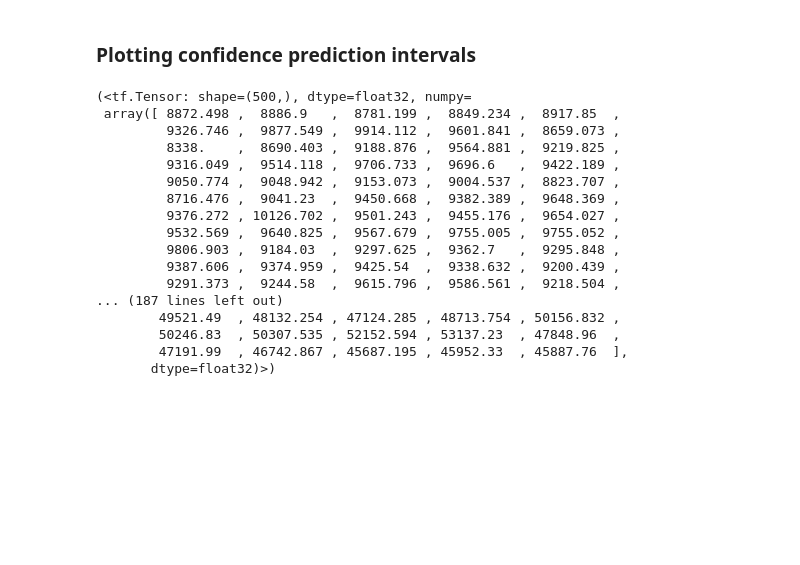
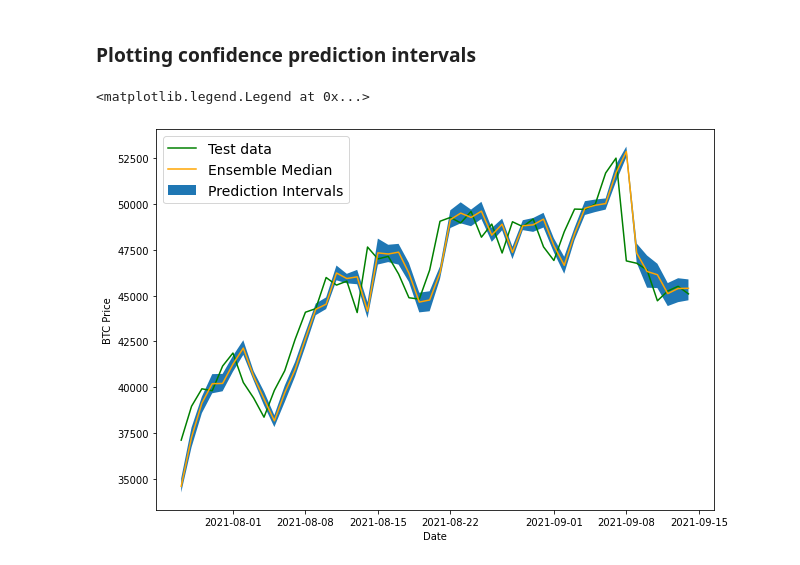
Before and after one commit to Dimisz/tensorflow_projects, a Jupyter notebook: time_series/bitcoin_price_prediction.ipynb, the cells around one changed output. Drawn from its saved outputs; the diff is of its cells as text; code cells hidden in the pictures; blank space fills up the shorter version.

```diff
--- a/time_series/bitcoin_price_prediction.ipynb
+++ b/time_series/bitcoin_price_prediction.ipynb
@@ -1851,22 +1851,25 @@ def get_upper_lower(preds): # 1. Take the predictions from a number of randomly
 # %%
 # Get the upper and lower bounds of the 95% prediction interval
 lower, upper = get_upper_lower(preds=ensemble_preds)
-lower, upper
+#lower, upper
-# %% [output]
-(<tf.Tensor: shape=(500,), dtype=float32, numpy=
- array([ 8872.498 ,  8886.9   ,  8781.199 ,  8849.234 ,  8917.85  ,
-         9326.746 ,  9877.549 ,  9914.112 ,  9601.841 ,  8659.073 ,
-         8338.    ,  8690.403 ,  9188.876 ,  9564.881 ,  9219.825 ,
-         9316.049 ,  9514.118 ,  9706.733 ,  9696.6   ,  9422.189 ,
-         9050.774 ,  9048.942 ,  9153.073 ,  9004.537 ,  8823.707 ,
-         8716.476 ,  9041.23  ,  9450.668 ,  9382.389 ,  9648.369 ,
-         9376.272 , 10126.702 ,  9501.243 ,  9455.176 ,  9654.027 ,
-         9532.569 ,  9640.825 ,  9567.679 ,  9755.005 ,  9755.052 ,
-         9806.903 ,  9184.03  ,  9297.625 ,  9362.7   ,  9295.848 ,
-         9387.606 ,  9374.959 ,  9425.54  ,  9338.632 ,  9200.439 ,
-         9291.373 ,  9244.58  ,  9615.796 ,  9586.561 ,  9218.504 ,
-... (187 lines left out)
-        49521.49  , 48132.254 , 47124.285 , 48713.754 , 50156.832 ,
-        50246.83  , 50307.535 , 52152.594 , 53137.23  , 47848.96  ,
-        47191.99  , 46742.867 , 45687.195 , 45952.33  , 45887.76  ],
-       dtype=float32)>)
+# %%
+# Get the median/ mean values of our ensemble preds
+ensemble_median = np.median(ensemble_preds, axis=0)
+
+
+# Plot the median of our ensemble preds along with the prediction intervals
+offset=450
+plt.figure(figsize=(10,7))
+plt.plot(X_test.index[offset:], y_test[offset:], "-", c="green", label="Test data")
+plt.plot(X_test.index[offset:], ensemble_median[offset:], "-", c="orange", label="Ensemble Median")
+plt.xlabel("Date")
+plt.ylabel("BTC Price")
+
+# To plot upper and lower bounds we'll use fill_between
+plt.fill_between(X_test.index[offset:],
+                 (lower)[offset:],
+                 (upper)[offset:], label="Prediction Intervals")
+plt.legend(loc="upper left", fontsize=14)
+# %% [output]
+<matplotlib.legend.Legend at 0x...>
+[figure, added]
```
Also changed, not shown: parts of 1 cell of this notebook.
